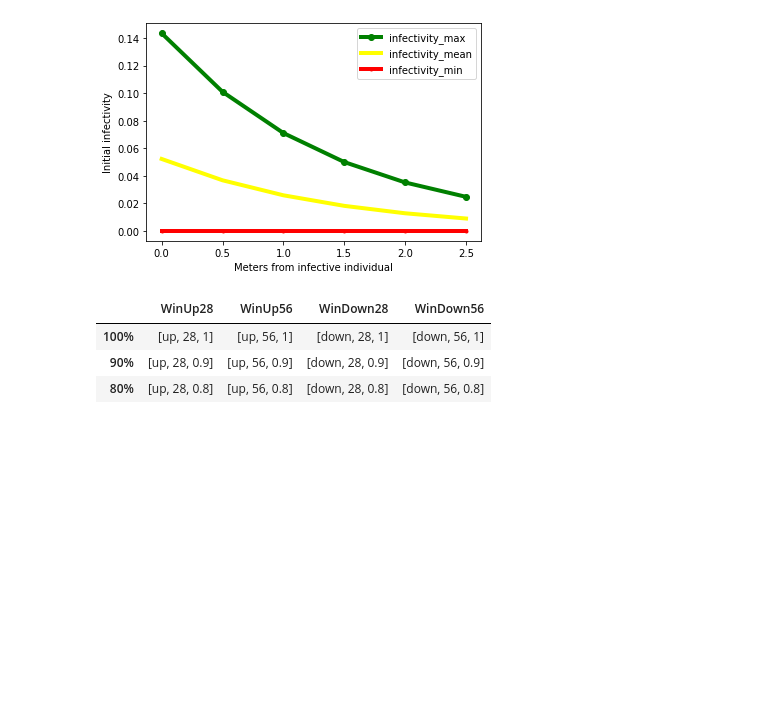
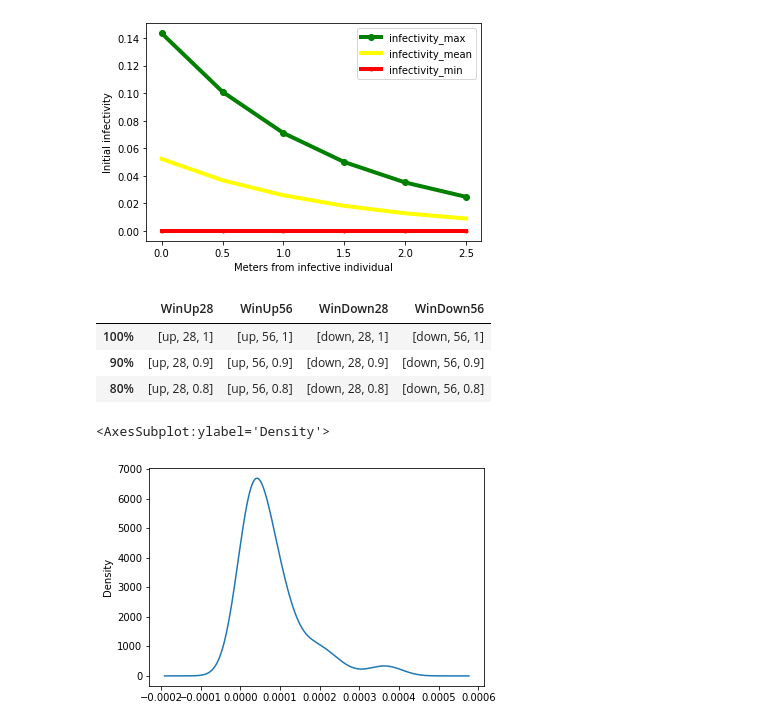
Before and after one commit to SonglingLu/OneRoomABM, a Jupyter notebook: notebooks/paper_functions_viz.ipynb, the cells around one changed output. Saved outputs shown, nothing was run; the diff lists cells and outputs as text; code cells hidden in the pictures; blank space fills up the shorter version.

```diff
--- a/notebooks/paper_functions_viz.ipynb
+++ b/notebooks/paper_functions_viz.ipynb
@@ -405,3 +383,8 @@ out_df
 | 100% | [up, 28, 1] | [up, 56, 1] | [down, 28, 1] | [down, 56, 1] |
 | 90% | [up, 28, 0.9] | [up, 56, 0.9] | [down, 28, 0.9] | [down, 56, 0.9] |
 | 80% | [up, 28, 0.8] | [up, 56, 0.8] | [down, 28, 0.8] | [down, 56, 0.8] |
+# %%
+pd.Series(bus_trip).plot.kde()
+# %% [output]
+<AxesSubplot:ylabel='Density'>
+[figure, added]
```
Also changed, not shown: parts of 6 cells of this notebook, 7 other files.
